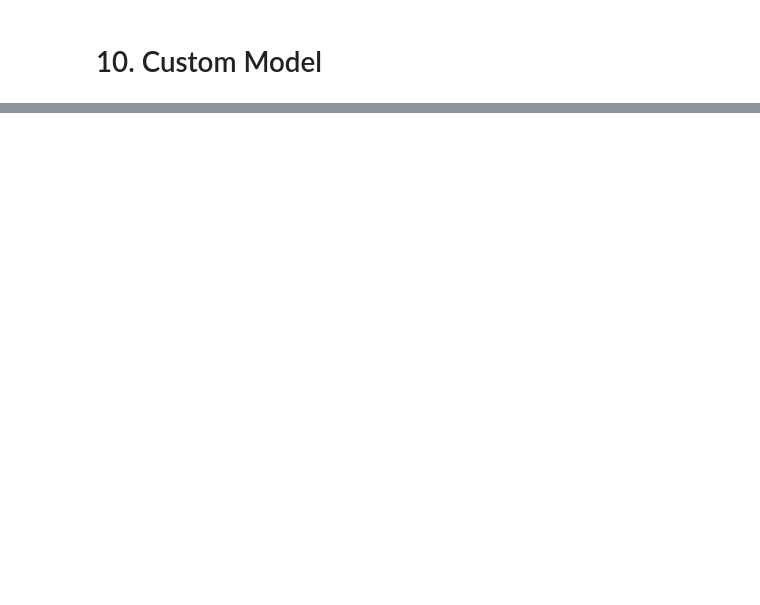
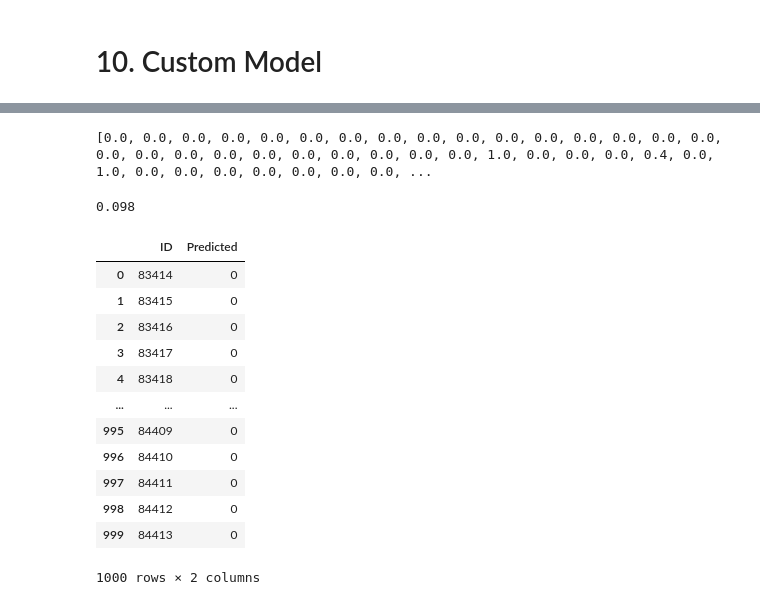
Before and after one commit to ymoondhra/cs188-project3, a Jupyter notebook: p3.ipynb, the cells around one changed output, grey strips where cells are left out. Drawn from its saved outputs; the diff is of its cells as text; code cells hidden in the pictures; blank space fills up the shorter version.

```diff
--- a/p3.ipynb
+++ b/p3.ipynb
@@ -1565,0 +1396,24 @@ confusion_matrix(y_test, y_pred)
+# %%
+pca = PCA(n_components=0.95) # Create an instance of PCA model
+pca.fit(X) # Fit X_train to PCA
+X_pca = pca.transform(X)
+X_test_score_kaggle = pca.transform(X_test_score) # transform score test data
+# %%
+y_pred = [0 for x in range(1000)]
+
+params = [(75, 0.2, 0.1), (10, 0.5, 0.3), (28, 0.1, 0.4), (120, 0.6, 0.1), (50, 0.2, 0.5), (90, 0.2, 0.05),
+         (42, 0.25, 0.1), (72, 0.3, 0.15), (25, 0.2, 0.1), (150, 0.2, 0.35)]
+
+for epochs, d1, d2 in params:
+    kaggle_model = create_custom_model(X_pca, d1, d2)
+    kaggle_model.fit(X_pca, y, batch_size=20, epochs=epochs)
+
+    y_pred_temp = kaggle_model.predict(X_test_score_kaggle)
+    y_temp = []
+    for i in range(len(y_pred_temp)):
+        if y_pred_temp[i] > 0.5:
+            y_temp.append(1)
+        else:
+            y_temp.append(0)
+    for i in range(len(y_temp)):
+        y_pred[i] += y_temp[i]
@@ -1565,0 +1438,37 @@ confusion_matrix(y_test, y_pred)
+# %%
+for i in range(len(y_pred)):
+    y_pred[i] = y_pred[i]/10
+print(y_pred)
+# %% [output]
+[0.0, 0.0, 0.0, 0.0, 0.0, 0.0, 0.0, 0.0, 0.0, 0.0, 0.0, 0.0, 0.0, 0.0, 0.0, 0.0, 0.0, 0.0, 0.0, 0.0, 0.0, 0.0, 0.0, 0.0, 0.0, 0.0, 1.0, 0.0, 0.0, 0.0, 0.4, 0.0, 1.0, 0.0, 0.0, 0.0, 0.0, 0.0, 0.0, 0.0, ...
+# %%
+index = np.array([int(x) for x in range(83414, 84414)])
+kaggle_df = pd.DataFrame(index, columns=['ID'])
+
+y_pred_temp = []
+for i in range(len(y_pred)):
+    if y_pred[i] > 0.5:
+        y_pred_temp.append(1)
+    else:
+        y_pred_temp.append(0)
+y_pred_temp = np.array(y_pred_temp)
+kaggle_df["Predicted"] = y_pred_temp
+
+print(np.mean(y_pred_temp))
+
+kaggle_df
+# %% [output]
+0.098
+|  | ID | Predicted |
+| 0 | 83414 | 0 |
+| 1 | 83415 | 0 |
+| 2 | 83416 | 0 |
+| 3 | 83417 | 0 |
+| 4 | 83418 | 0 |
+| ... | ... | ... |
+| 995 | 84409 | 0 |
+| 996 | 84410 | 0 |
+| 997 | 84411 | 0 |
+| 998 | 84412 | 0 |
+| 999 | 84413 | 0 |
+1000 rows × 2 columns
```
Also changed, not shown: parts of 50 cells of this notebook.
